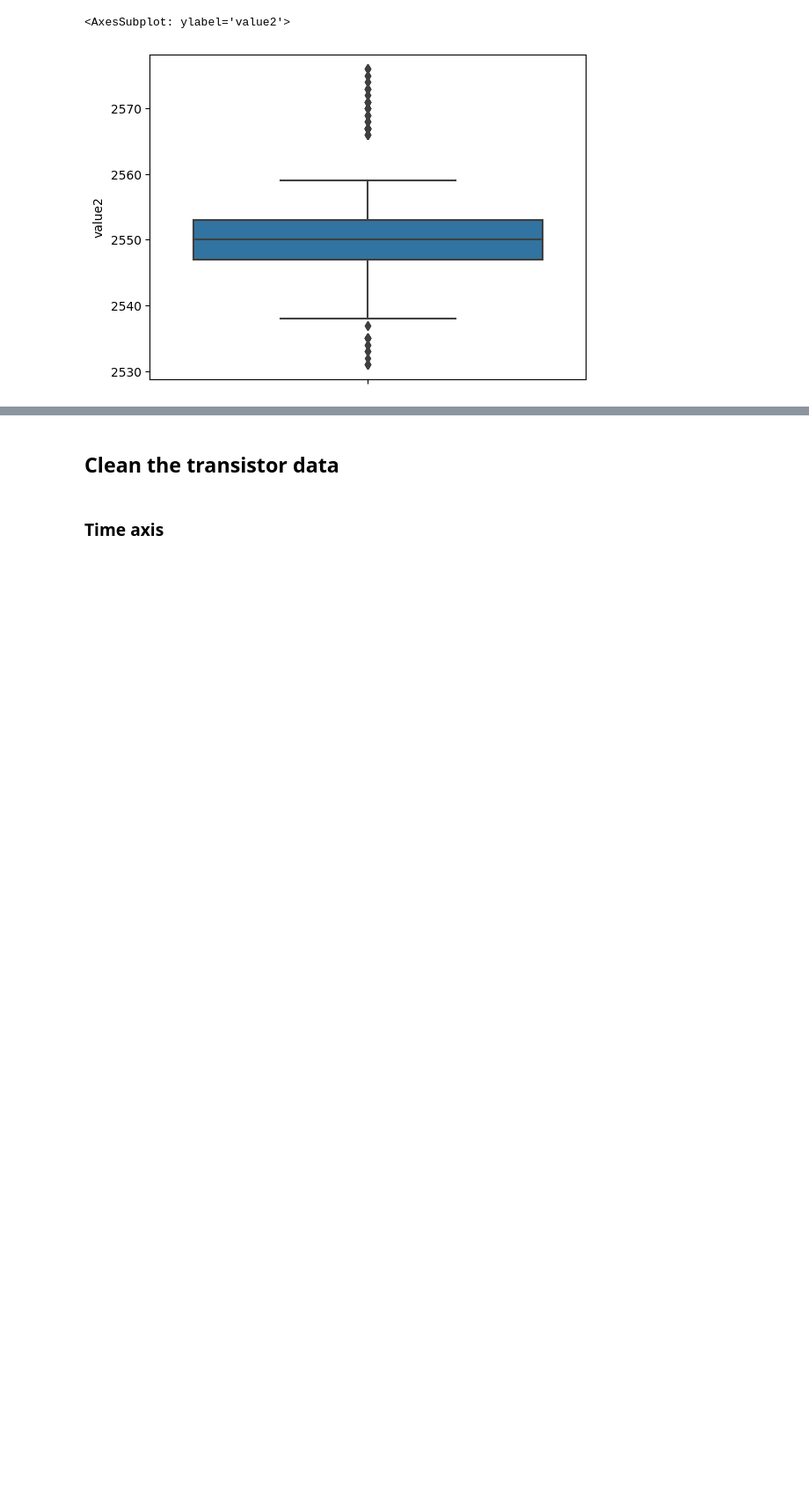
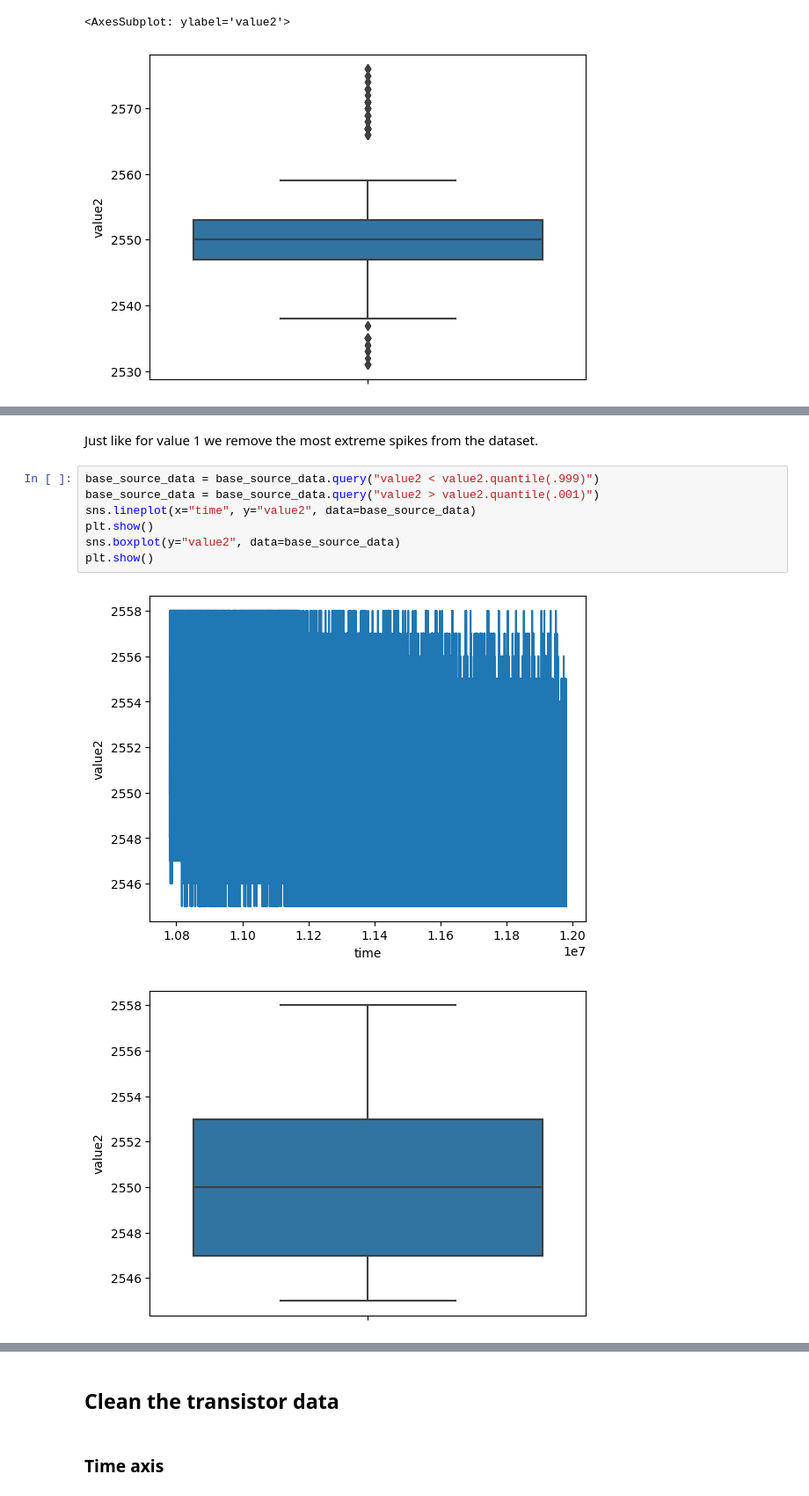
Before and after one commit to nosknut/statistics-project-h2022, a Jupyter notebook: analysis/analysis.ipynb, the cells around one changed output, grey strips where cells are left out. Shown at 88% size. Cells and saved outputs as stored; diff of their text form; blank space fills up the shorter version.

```diff
--- a/analysis/analysis.ipynb
+++ b/analysis/analysis.ipynb
@@ -115,0 +122,12 @@ The same applies to this as for the previous value. We keep the outliers in the
+# %% [markdown]
+Just like for value 1 we remove the most extreme spikes from the dataset.
+# %%
+base_source_data = base_source_data.query("value2 < value2.quantile(.999)")
+base_source_data = base_source_data.query("value2 > value2.quantile(.001)")
+sns.lineplot(x="time", y="value2", data=base_source_data)
+plt.show()
+sns.boxplot(y="value2", data=base_source_data)
+plt.show()
+# %% [output]
+[figure, added]
+[figure, added]
```
Also changed, not shown: parts of 56 cells of this notebook.
